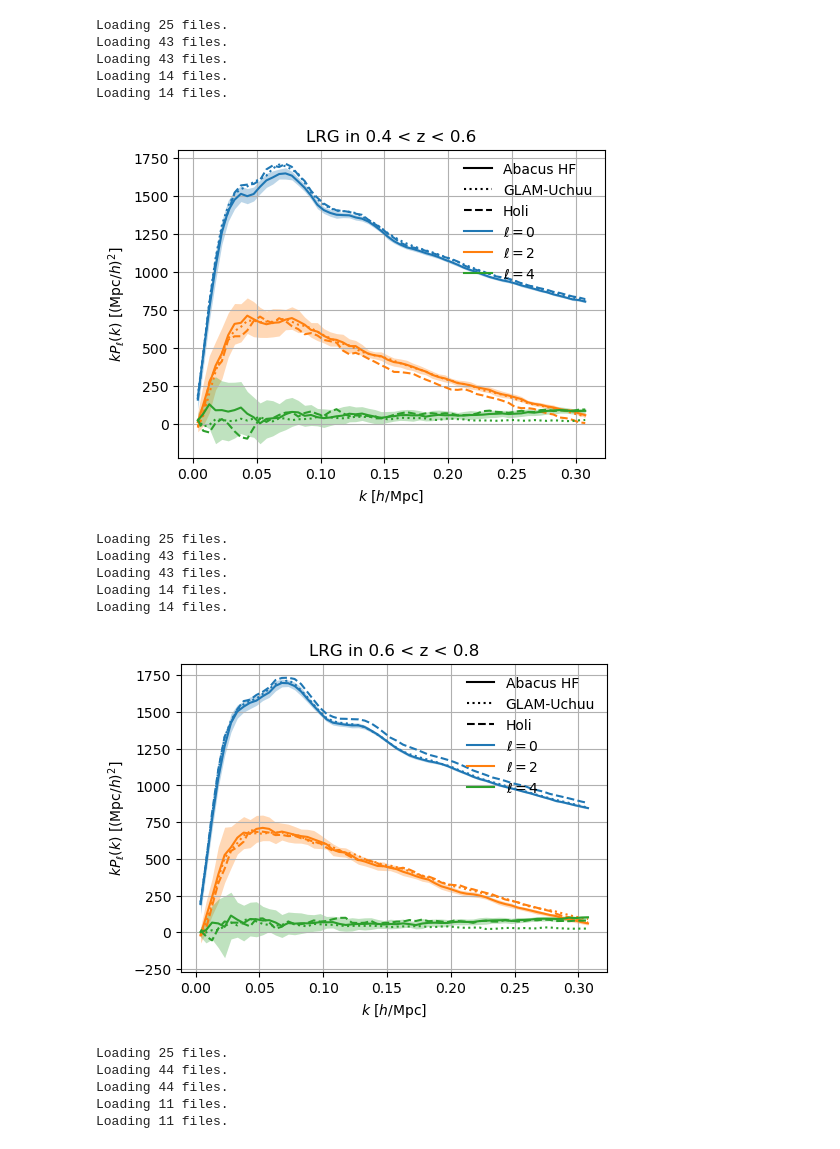
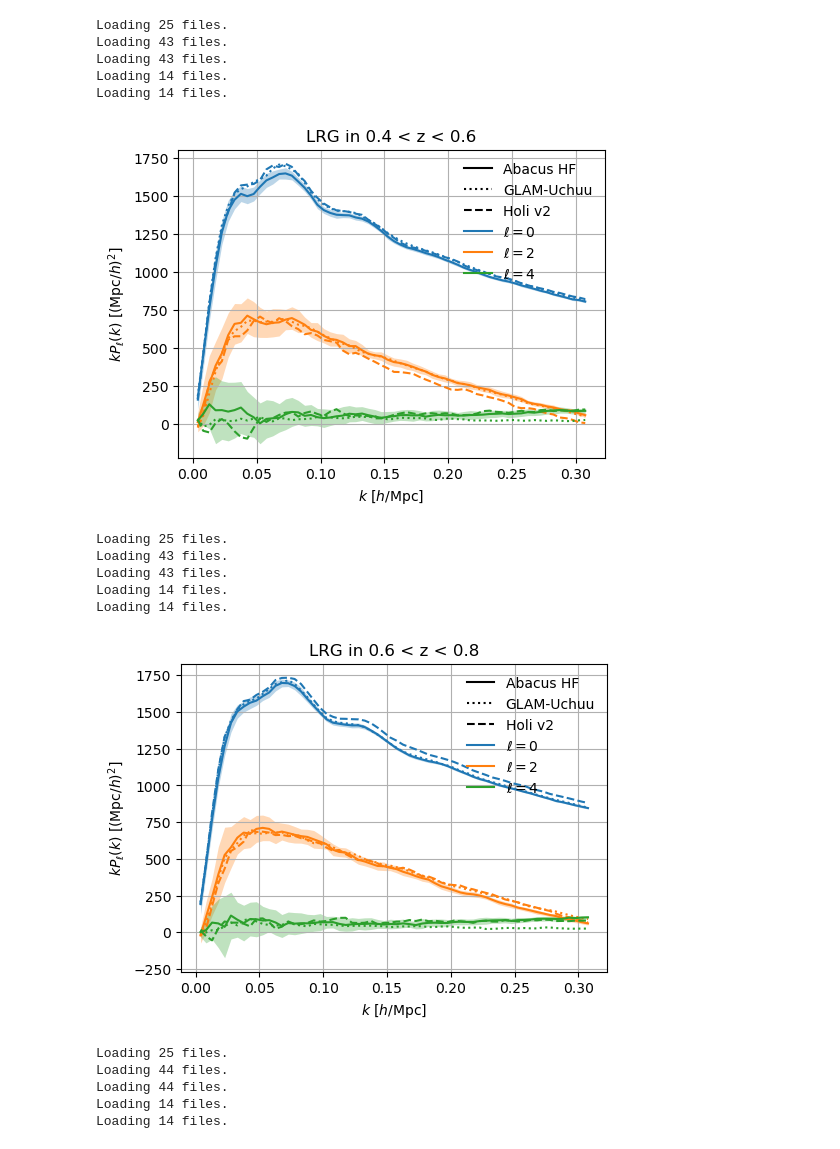
Before and after one commit to adematti/jax-power, a Jupyter notebook: scripts/holi.ipynb, the cells around one changed output. Drawn from its saved outputs; the diff is of its cells as text; code cells hidden in the pictures.

```diff
--- a/scripts/holi.ipynb
+++ b/scripts/holi.ipynb
@@ -58,45 +58,45 @@ for tracer in ['BGS', 'LRG1', 'LRG2', 'LRG3', 'ELG1', 'ELG2', 'QSO'][1:4]:
         if with_uchuu:
             ax.plot([], [], color='k', linestyle=':', label='GLAM-Uchuu')
         if with_holi:
-            ax.plot([], [], color='k', linestyle='--', label='Holi')
+            ax.plot([], [], color='k', linestyle='--', label='Holi v2')
         for ill, ell in enumerate(pk.projs):
             color = 'C{:d}'.format(ill)
             ax.plot([], [], color=color, linestyle='-', label=f'$\ell = {ell:d}$')
             k = pk.x(projs=ell)
             std = cov.select(projs=ell, select_projs=True).std()
             ax.fill_between(k, k * (pk.view(projs=ell).real - std),
                             k * (pk.view(projs=ell).real + std),
                             color=color, alpha=0.3, linewidth=0.)
             if with_abacus:
                 ax.plot(k, k * pk_abacus.view(projs=ell).real, color=color, linestyle='-')
             if with_uchuu:
                 ax.plot(k, k * pk_uchuu.view(projs=ell).real, color=color, linestyle=':')
             if with_holi:
                 ax.plot(k, k * pk_holi.view(projs=ell).real, color=color, linestyle='--')
 
         ax.set_xlabel(r'$k$ [$h/\mathrm{Mpc}$]')
         ax.set_ylabel(r'$k P_{\ell}(k)$ [$(\mathrm{Mpc}/h)^{2}$]')
         ax.legend(frameon=False, ncol=1)
         ax.grid(True)
         basename = f'spectrum_comparison_{tracer}'
         if 'thetacut' in kind: basename += '_thetacut'
         fig.savefig(plot_dir / (basename + '.png'), bbox_inches='tight', pad_inches=0.1, dpi=200)
         plt.show()
 # %% [output]
 Loading 25 files.
 Loading 43 files.
 Loading 43 files.
 Loading 14 files.
 Loading 14 files.
-[figure, old version]
+[figure, new version]
 Loading 25 files.
 Loading 43 files.
 Loading 43 files.
 Loading 14 files.
 Loading 14 files.
-[figure, old version]
+[figure, new version]
 Loading 25 files.
 Loading 44 files.
 Loading 44 files.
-Loading 11 files.
-Loading 11 files.
+Loading 14 files.
+Loading 14 files.
```
Also changed, not shown: parts of 4 cells of this notebook, 2 other files.
